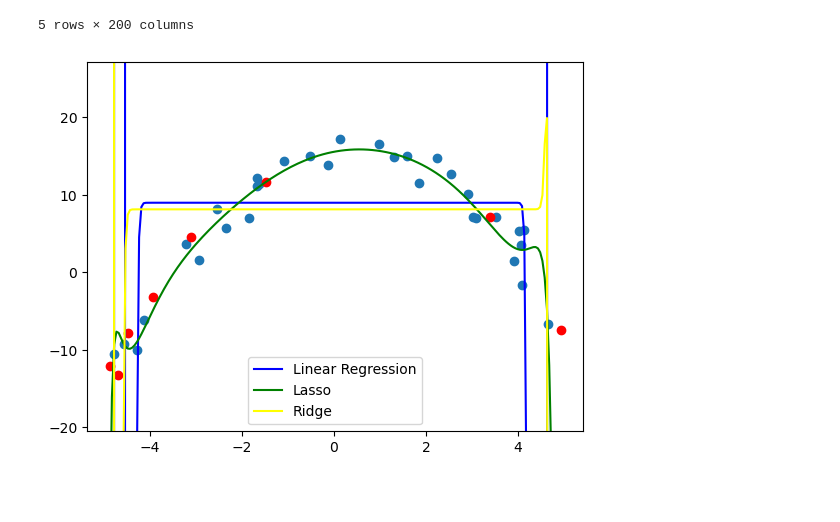
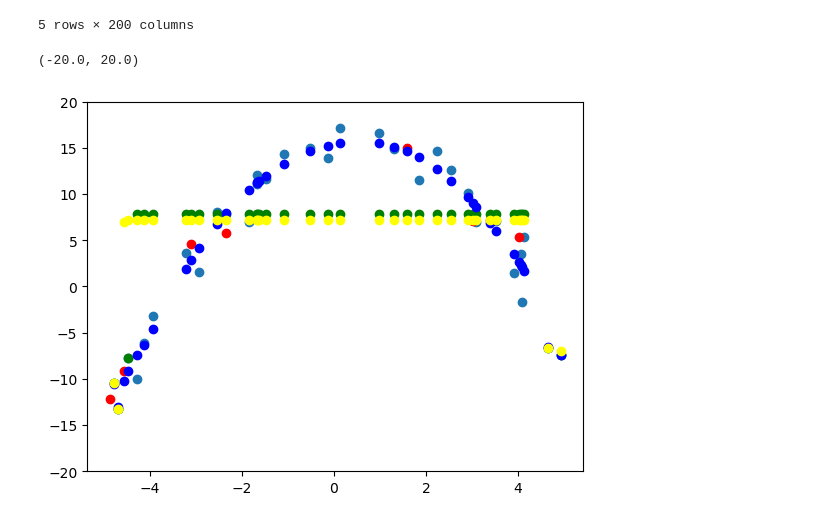
Before and after one commit to 21104988d/machine_learning, a Jupyter notebook: regression/regularization.ipynb, the cells around one changed output. Cells and saved outputs as stored; diff of their text form; code cells hidden in the pictures; blank space fills up the shorter version.

Commit message:
update regulation plot

```diff
--- a/regression/regularization.ipynb
+++ b/regression/regularization.ipynb
@@ -44,31 +44,27 @@ data.head()
 # %%
 train, test = train_test_split(data, test_size=0.2)
 X_train = train.drop('Y', axis=1)
 X_test = test.drop('Y', axis=1)
 
 linear = LinearRegression()
 linear1 = Lasso(alpha = 0.1)
 linear2 = Ridge(alpha = 0.1)
 
 linear.fit(X_train, train['Y'])
 linear1.fit(X_train, train['Y'])
 linear2.fit(X_train, train['Y'])
 
+predit = data.drop('Y', axis=1)
+pred_y = linear.predict(predit)
+pred_y1 = linear1.predict(predit)
+pred_y2 = linear2.predict(predit)
+
 plt.scatter(train['X'], train['Y'])
 plt.scatter(test['X'], test['Y'], color='red')
-
-# Plot the line of the linear regression result
-X_range = np.linspace(min(X), max(X), 200)
-X_poly = np.vstack([X_range**i for i in range(1, 200)]).T
-Y_pred = linear.predict(X_poly)
-Y_pred1 = linear1.predict(X_poly)
-Y_pred2 = linear2.predict(X_poly)
-
-plt.plot(X_range, Y_pred, color='blue', label='Linear Regression')
-plt.plot(X_range, Y_pred1, color='green', label='Lasso')
-plt.plot(X_range, Y_pred2, color='yellow', label='Ridge')
-plt.ylim(min(train['Y']) - 10, max(train['Y']) + 10)
-plt.legend()
-plt.show()
+plt.scatter(predit['X'], pred_y, color='green')
+plt.scatter(predit['X'], pred_y1, color='blue')
+plt.scatter(predit['X'], pred_y2, color='yellow')
+plt.ylim(-20, 20)
 # %% [output]
+(-20.0, 20.0)
-[figure, old version]
+[figure, new version]
```
